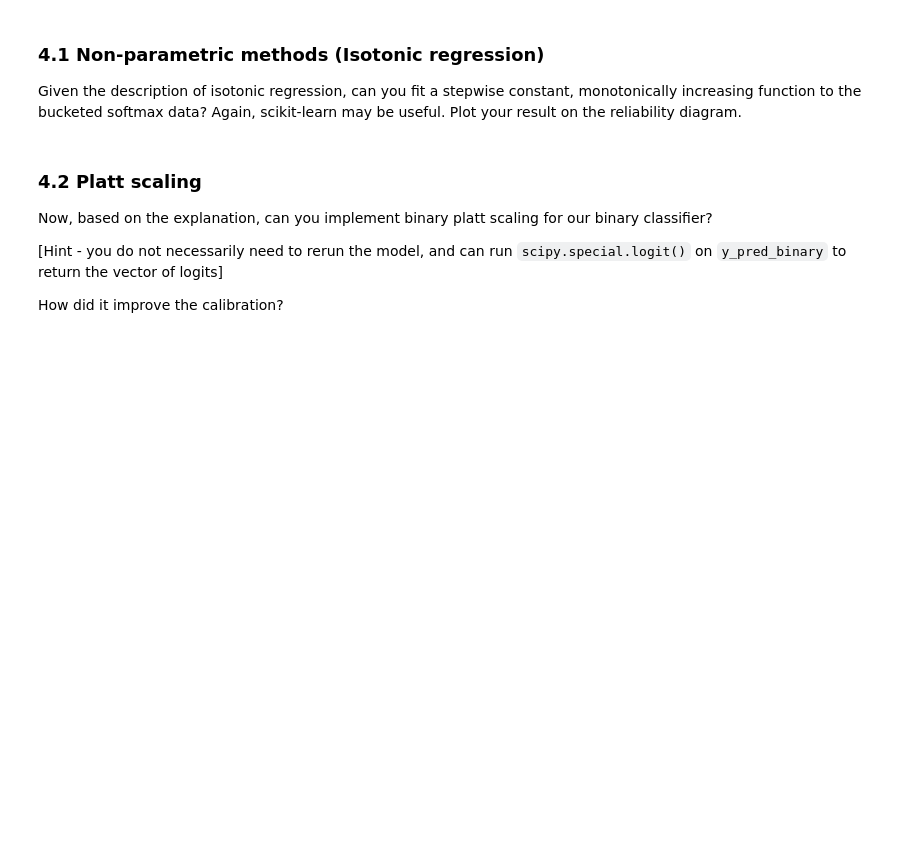
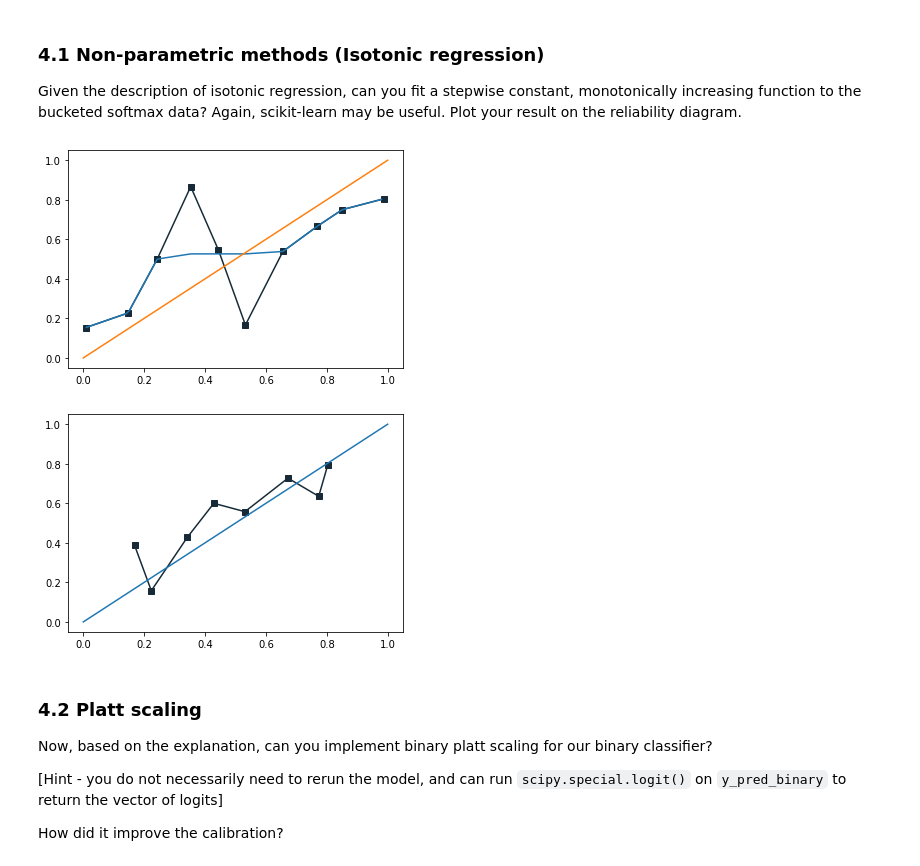
Before and after one commit to nplan-io/kdd2020-calibration, a Jupyter notebook: tutorial/KDD 2020 - nPlan calibration session (completed).ipynb, the cells around one changed output. Saved outputs shown, nothing was run; the diff lists cells and outputs as text; code cells hidden in the pictures; blank space fills up the shorter version.

```diff
--- a/tutorial/KDD 2020 - nPlan calibration session (completed).ipynb
+++ b/tutorial/KDD 2020 - nPlan calibration session (completed).ipynb
@@ -219,21 +240,24 @@ Given the description of isotonic regression, can you fit a stepwise constant, m
 # %%
 from sklearn.isotonic import IsotonicRegression
 iso_reg = IsotonicRegression().fit(prob_pred_binary, prob_true_binary)
 
 plt.plot(prob_pred_binary, prob_true_binary, "s-", label="ResNet (class 0 vs all)", color="#162B37")
 a_grid = np.linspace(0, 1, 100)
 plt.plot(a_grid, iso_reg.predict(a_grid))
 plt.plot([0,1],[0,1])
 plt.show()
 
 #y_pred = model.predict(x_test)
-y_pred_corr = iso_reg.predict(y_pred_0)
+y_pred_corr = iso_reg.predict(y_pred_binary.flatten())
 
-prob_true_0_corr, prob_pred_0_corr = calibration_curve(y_test_0, y_pred_corr, n_bins=10)
+prob_true_binary_corr, prob_pred_binary_corr = calibration_curve(y_val_binary, y_pred_corr, n_bins=10)
 
-plt.plot(prob_pred_0_corr, prob_true_0_corr, "s-", label="ResNet (class 0 vs all)", color="#162B37")
+plt.plot(prob_pred_binary_corr, prob_true_binary_corr, "s-", label="ResNet (class 0 vs all)", color="#162B37")
 plt.plot([0,1],[0,1])
 plt.show()
+# %% [output]
+[figure, added]
+[figure, added]
 # %% [markdown]
 ### 4.2 Platt scaling
 Now, based on the explanation, can you implement binary platt scaling for our binary classifier?
```
Also changed, not shown: parts of 12 cells of this notebook.
